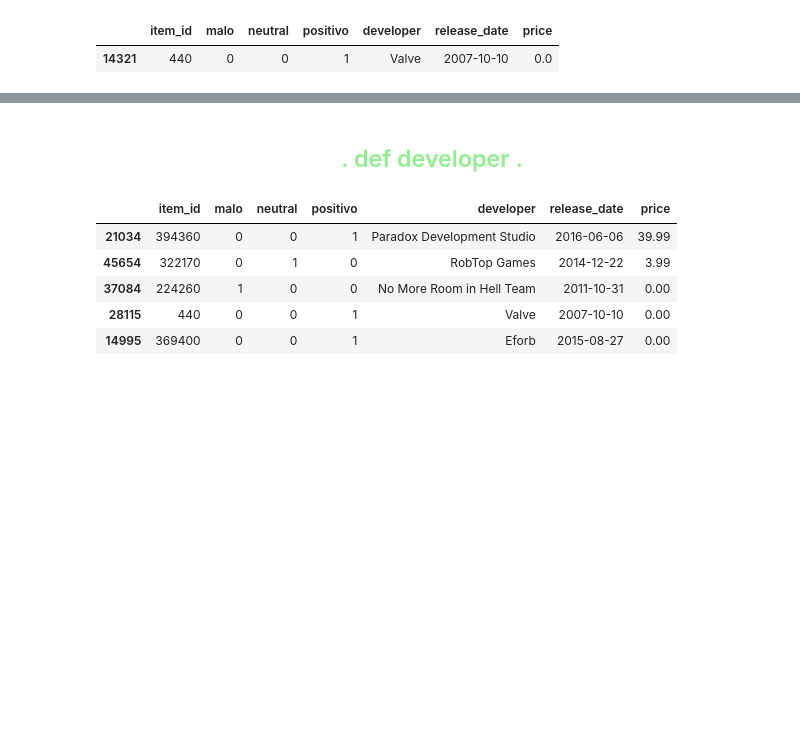
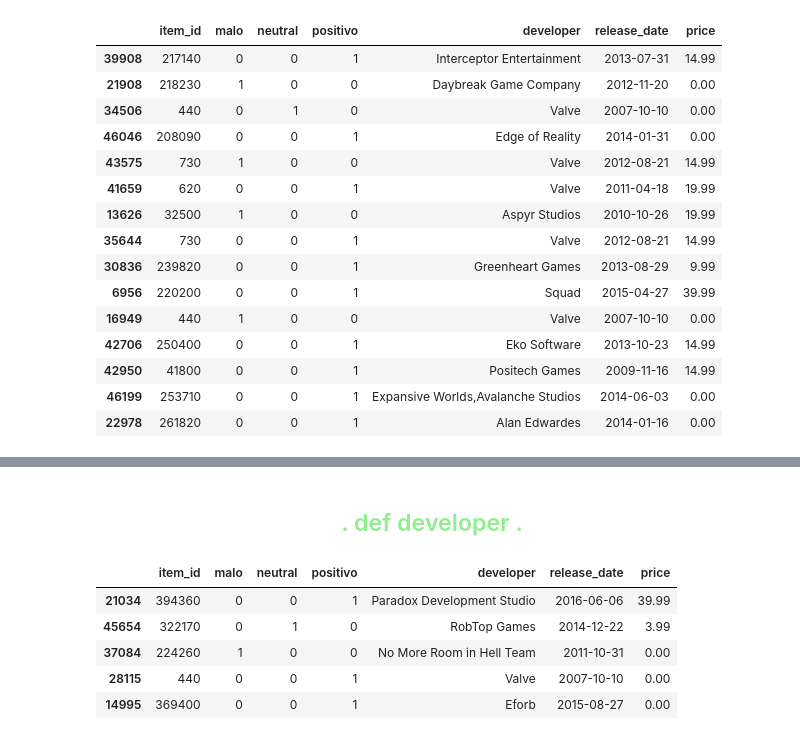
Before and after one commit to Remolino777/steam-game-recommendation-system, a Jupyter notebook: AWS_lambad.ipynb, the cells around one changed output, grey strips where cells are left out. Drawn from its saved outputs; the diff is of its cells as text; code cells hidden in the pictures; blank space fills up the shorter version.

```diff
--- a/AWS_lambad.ipynb
+++ b/AWS_lambad.ipynb
@@ -5,10 +5,24 @@ import json
 dev_db = r'Dataset\Procesado\dev_db.parquet'
 # %%
 df = pd.read_parquet(dev_db)
-df.sample()
+df.sample(15)
 # %% [output]
 |  | item_id | malo | neutral | positivo | developer | release_date | price |
-| 14321 | 440 | 0 | 0 | 1 | Valve | 2007-10-10 | 0.0 |
+| 39908 | 217140 | 0 | 0 | 1 | Interceptor Entertainment | 2013-07-31 | 14.99 |
+| 21908 | 218230 | 1 | 0 | 0 | Daybreak Game Company | 2012-11-20 | 0.00 |
+| 34506 | 440 | 0 | 1 | 0 | Valve | 2007-10-10 | 0.00 |
+| 46046 | 208090 | 0 | 0 | 1 | Edge of Reality | 2014-01-31 | 0.00 |
+| 43575 | 730 | 1 | 0 | 0 | Valve | 2012-08-21 | 14.99 |
+| 41659 | 620 | 0 | 0 | 1 | Valve | 2011-04-18 | 19.99 |
+| 13626 | 32500 | 1 | 0 | 0 | Aspyr Studios | 2010-10-26 | 19.99 |
+| 35644 | 730 | 0 | 0 | 1 | Valve | 2012-08-21 | 14.99 |
+| 30836 | 239820 | 0 | 0 | 1 | Greenheart Games | 2013-08-29 | 9.99 |
+| 6956 | 220200 | 0 | 0 | 1 | Squad | 2015-04-27 | 39.99 |
+| 16949 | 440 | 1 | 0 | 0 | Valve | 2007-10-10 | 0.00 |
+| 42706 | 250400 | 0 | 0 | 1 | Eko Software | 2013-10-23 | 14.99 |
+| 42950 | 41800 | 0 | 0 | 1 | Positech Games | 2009-11-16 | 14.99 |
+| 46199 | 253710 | 0 | 0 | 1 | Expansive Worlds,Avalanche Studios | 2014-06-03 | 0.00 |
+| 22978 | 261820 | 0 | 0 | 1 | Alan Edwardes | 2014-01-16 | 0.00 |
 # %%
 df.info()
 # %% [output]
```
Also changed, not shown: parts of 11 cells of this notebook, 2 other files.
